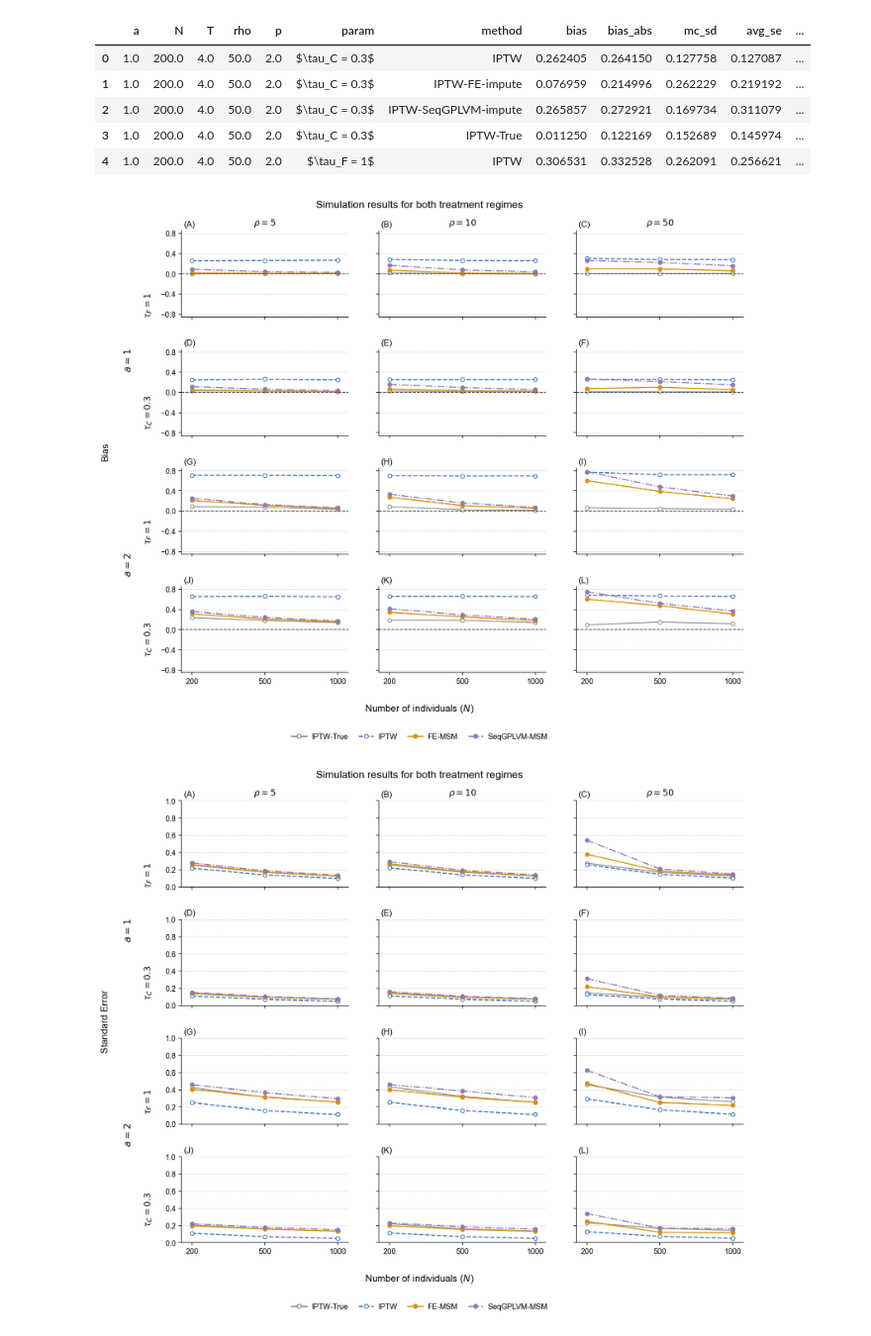
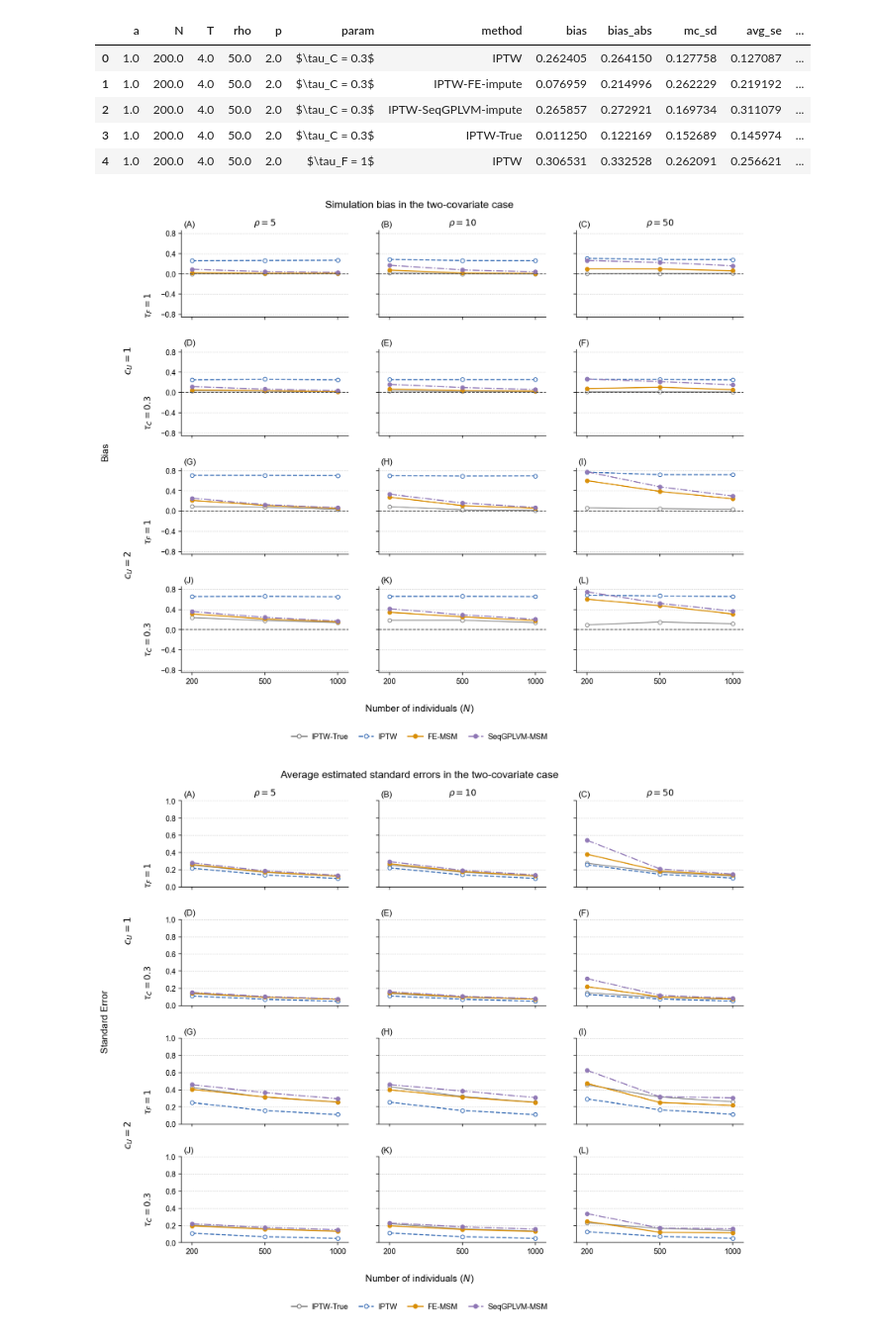
Before and after one commit to Ali-Setareh/NonLinear_FEMSM, a Jupyter notebook: notebooks/plots_combined_a.ipynb, the cells around one changed output. Shown at 99% size. Drawn from its saved outputs; the diff is of its cells as text; code cells hidden in the pictures.

```diff
--- a/notebooks/plots_combined_a.ipynb
+++ b/notebooks/plots_combined_a.ipynb
@@ -377,9 +377,26 @@ def add_method_legend(fig, y=0.015):
     )
 
 
+def covariate_case_label(num_cov):
+    number_words = {
+        1: "one",
+        2: "two",
+        3: "three",
+        4: "four",
+        5: "five",
+        6: "six",
+        7: "seven",
+        8: "eight",
+        9: "nine",
+        10: "ten",
+    }
+    return number_words.get(num_cov, str(num_cov))
+
+
 def plot_metric_by_rho_combined_a(
     metric_col,
     ylabel,
+    title,
     save_name=None,
     ref_line=None,
     ylim=None,
@@ -467,10 +484,10 @@ def plot_metric_by_rho_combined_a(
             )
             label_idx += 1
 
-    fig.suptitle("Simulation results for both treatment regimes", y=0.995, fontsize=13)
+    fig.suptitle(title, y=0.995, fontsize=13)
     fig.text(0.025, 0.54, ylabel, rotation=90, va="center", ha="center", fontsize=12)
-    fig.text(0.060, 0.705, r"$a = 1$", rotation=90, va="center", ha="center", fontsize=12)
-    fig.text(0.060, 0.335, r"$a = 2$", rotation=90, va="center", ha="center", fontsize=12)
+    fig.text(0.060, 0.705, r"$c_U = 1$", rotation=90, va="center", ha="center", fontsize=12)
+    fig.text(0.060, 0.335, r"$c_U = 2$", rotation=90, va="center", ha="center", fontsize=12)
     row_label_x = 0.090
     fig.text(row_label_x, 0.805, params[0], rotation=90, va="center", ha="center", fontsize=11)
     fig.text(row_label_x, 0.610, params[1], rotation=90, va="center", ha="center", fontsize=11)
@@ -500,32 +517,35 @@ def plot_metric_by_rho_combined_a(
 plot_metric_by_rho_combined_a(
     metric_col="bias",
     ylabel="Bias",
+    title=f"Simulation bias in the {covariate_case_label(num_cov)}-covariate case",
     ref_line=0.0,
     ylim=(-0.85, 0.85),
     yticks=np.arange(-0.8, 0.81, 0.4),
     save_name=f"simulation_bias_combined_a_p{num_cov}.pdf",
 )
 
 # Standard error figure: a = 1 and a = 2 combined
 plot_metric_by_rho_combined_a(
     metric_col="avg_se",
     ylabel="Standard Error",
+    title=f"Average estimated standard errors in the {covariate_case_label(num_cov)}-covariate case",
     ylim=(0.0, 1.0),
     yticks=np.arange(0, 1.01, 0.2),
     save_name=f"simulation_standard_error_combined_a_p{num_cov}.pdf",
 )
 
 # Coverage figure: a = 1 and a = 2 combined
 plot_metric_by_rho_combined_a(
     metric_col="coverage",
     ylabel="Coverage",
+    title=f"Coverage of 90% confidence intervals in the {covariate_case_label(num_cov)}-covariate case",
     ref_line=0.90,
     ylim=(-0.03, 1.0),
     yticks=np.arange(0, 1.01, 0.2),
     save_name=f"simulation_coverage_combined_a_p{num_cov}.pdf",
 )
 
 plt.show()
 # %% [output]
-[figure, old version]
+[figure, new version]
-[figure, old version]
+[figure, new version]
```
Also changed, not shown: parts of 1 cell of this notebook, 27 other files.
